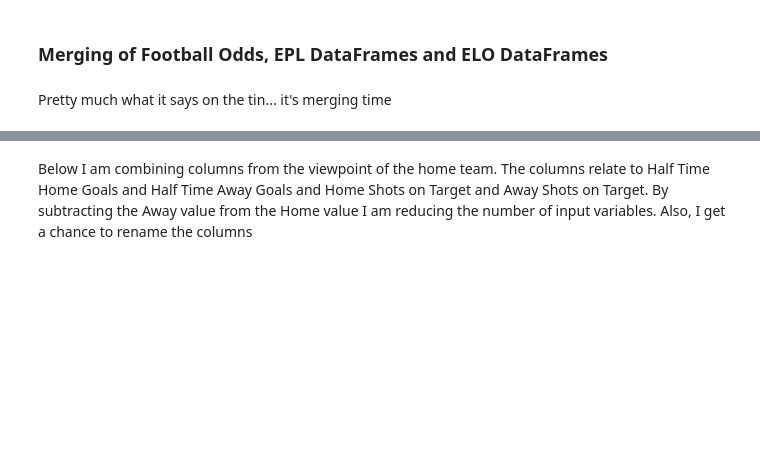
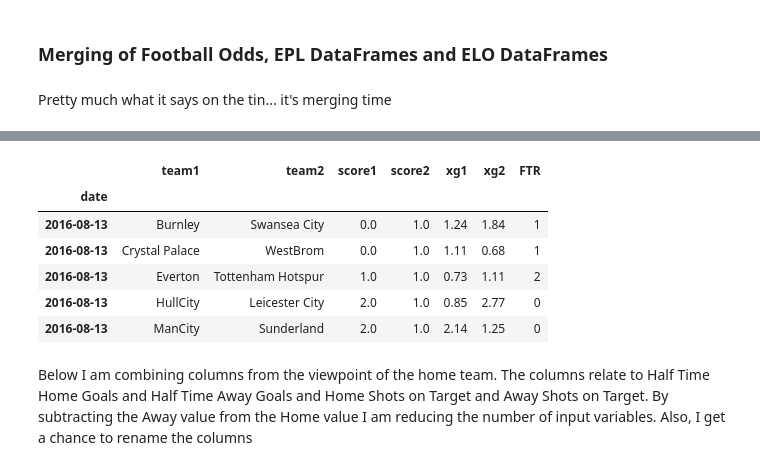
Before and after one commit to waynespaull/footy, a Jupyter notebook: Odd Ball.ipynb, the cells around one changed output, grey strips where cells are left out. Saved outputs shown, nothing was run; the diff lists cells and outputs as text; code cells hidden in the pictures; blank space fills up the shorter version.

```diff
--- a/Odd Ball.ipynb
+++ b/Odd Ball.ipynb
@@ -369,7 +425,7 @@ Pretty much what it says on the tin... it's merging time
 df = epl.drop(columns=['league_id', 'league', 'spi1', 'spi2', 'prob1',
        'prob2', 'probtie', 'proj_score1', 'proj_score2', 'importance1',
        'importance2','nsxg1', 'nsxg2',
-       'adj_score1', 'adj_score2', 'seasons'])
+       'adj_score1', 'adj_score2'])
 # %%
 # The only thing I really care about is the xg from this dataframe.
 
@@ -385,2 +463,4 @@ df2 = football_all[['FTR', 'HTHG',
+# %%
+df2 = football_all[['FTR']]
 # %%
 df2.head()
@@ -387,2 +475,2 @@ df2.head()
 # %%
-df3 = pd.concat([df,df2], axis=1)
+df4 = pd.concat([df,df2], axis=1)
@@ -393,4 +487,4 @@ df3.columns
 # %%
 # Creating my target variables, changing from H for Home Win to a 0 for Home Win
 
-df3['FTR'] = [0 if i=='H' else 1 if i=='A' else 2 for i in df3['FTR']]
+df4['FTR'] = [0 if i=='H' else 1 if i=='A' else 2 for i in df4['FTR']]
@@ -399,2 +491,10 @@ df3['HTR'] = [0 if i=='H' else 1 if i=='A' else 2 for i in df3['HTR']]
 # %%
-df3.head()
+df4.head()
+# %% [output]
+|  | team1 | team2 | score1 | score2 | xg1 | xg2 | FTR |
+| date |  |  |  |  |  |  |  |
+| 2016-08-13 | Burnley | Swansea City | 0.0 | 1.0 | 1.24 | 1.84 | 1 |
+| 2016-08-13 | Crystal Palace | WestBrom | 0.0 | 1.0 | 1.11 | 0.68 | 1 |
+| 2016-08-13 | Everton | Tottenham Hotspur | 1.0 | 1.0 | 0.73 | 1.11 | 2 |
+| 2016-08-13 | HullCity | Leicester City | 2.0 | 1.0 | 0.85 | 2.77 | 0 |
+| 2016-08-13 | ManCity | Sunderland | 2.0 | 1.0 | 2.14 | 1.25 | 0 |
```
Also changed, not shown: parts of 56 cells of this notebook, 1 other file.
